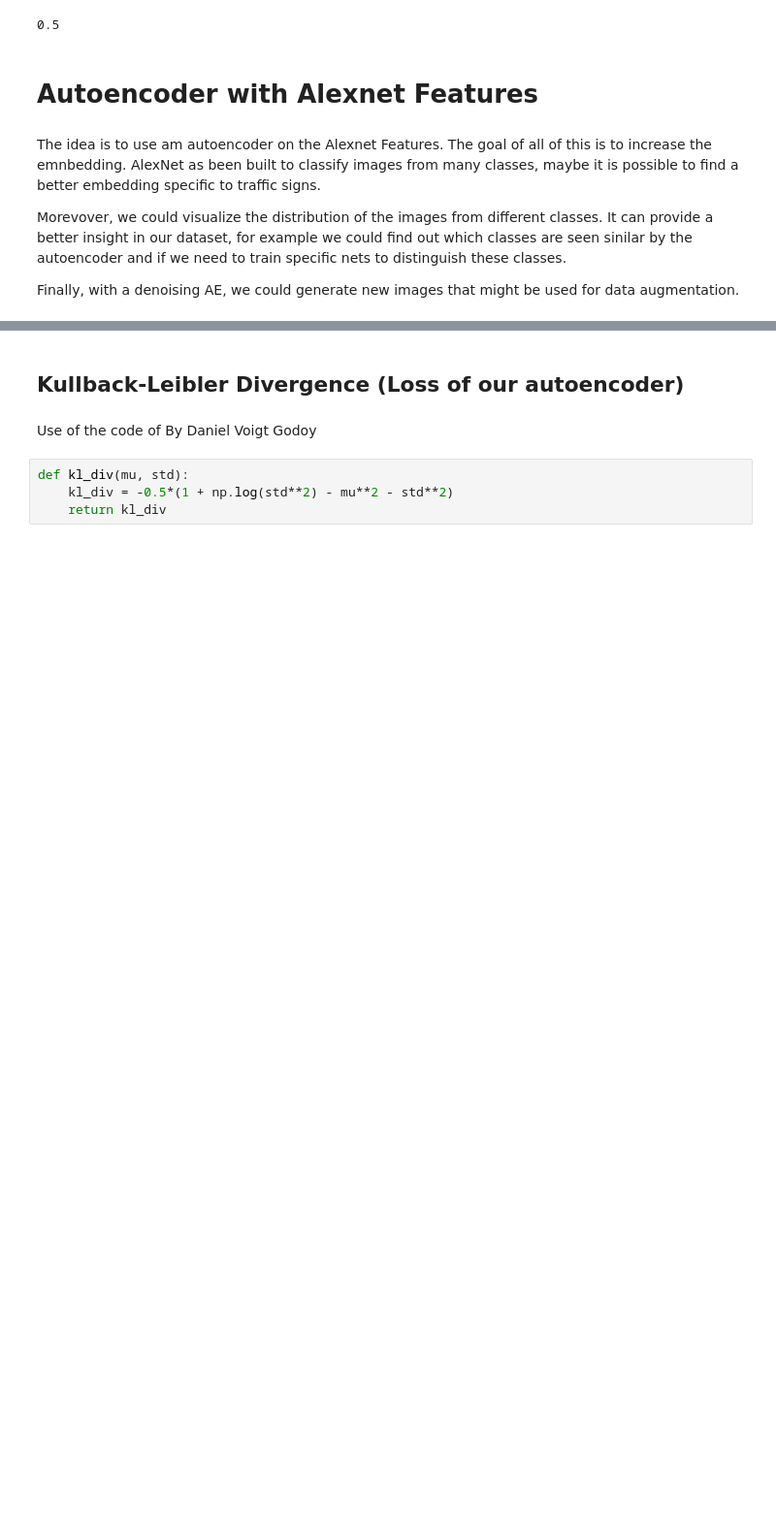
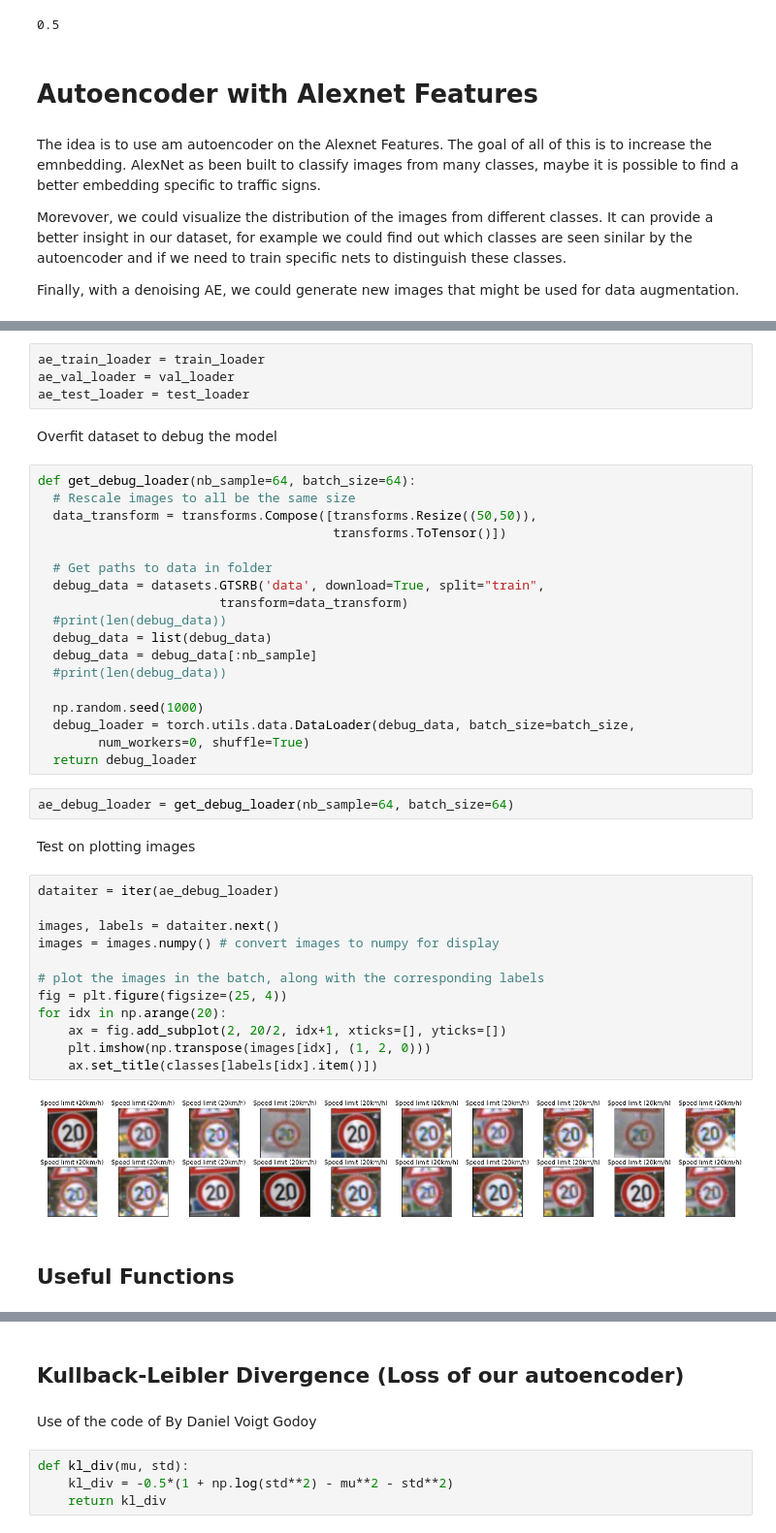
Before and after one commit to katL7/GTSRB-APS360, a Jupyter notebook: APS360_Traffic_Sign_Project.ipynb, the cells around one changed output, grey strips where cells are left out. Shown at 97% size. Saved outputs shown, nothing was run; the diff lists cells and outputs as text; blank space fills up the shorter version.

```diff
--- a/APS360_Traffic_Sign_Project.ipynb
+++ b/APS360_Traffic_Sign_Project.ipynb
@@ -861,0 +864,44 @@ Finally, with a denoising AE, we could generate new images that might be used fo
+# %%
+ae_train_loader = train_loader
+ae_val_loader = val_loader
+ae_test_loader = test_loader
+# %% [markdown]
+Overfit dataset to debug the model
+# %%
+def get_debug_loader(nb_sample=64, batch_size=64):
+  # Rescale images to all be the same size
+  data_transform = transforms.Compose([transforms.Resize((50,50)),
+                                       transforms.ToTensor()])
+
+  # Get paths to data in folder
+  debug_data = datasets.GTSRB('data', download=True, split="train",
+                        transform=data_transform)
+  #print(len(debug_data))
+  debug_data = list(debug_data)
+  debug_data = debug_data[:nb_sample]
+  #print(len(debug_data))
+
+  np.random.seed(1000)
+  debug_loader = torch.utils.data.DataLoader(debug_data, batch_size=batch_size,
+        num_workers=0, shuffle=True)
+  return debug_loader
+# %%
+ae_debug_loader = get_debug_loader(nb_sample=64, batch_size=64)
+# %% [markdown]
+Test on plotting images
+# %%
+dataiter = iter(ae_debug_loader)
+
+images, labels = dataiter.next()
+images = images.numpy() # convert images to numpy for display
+
+# plot the images in the batch, along with the corresponding labels
+fig = plt.figure(figsize=(25, 4))
+for idx in np.arange(20):
+    ax = fig.add_subplot(2, 20/2, idx+1, xticks=[], yticks=[])
+    plt.imshow(np.transpose(images[idx], (1, 2, 0)))
+    ax.set_title(classes[labels[idx].item()])
+# %% [output]
+[figure, added]
+# %% [markdown]
+## Useful Functions
```
Also changed, not shown: parts of 25 cells of this notebook.
